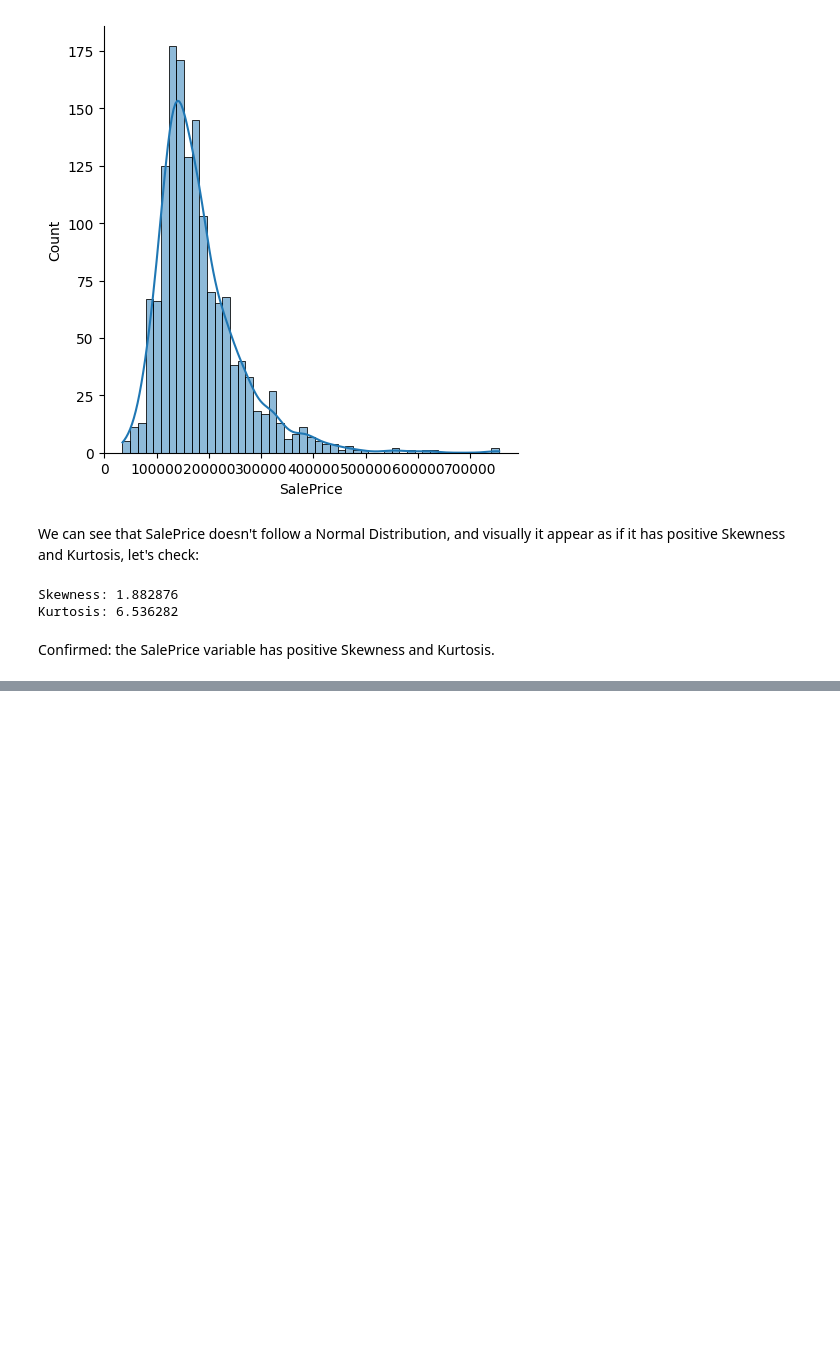
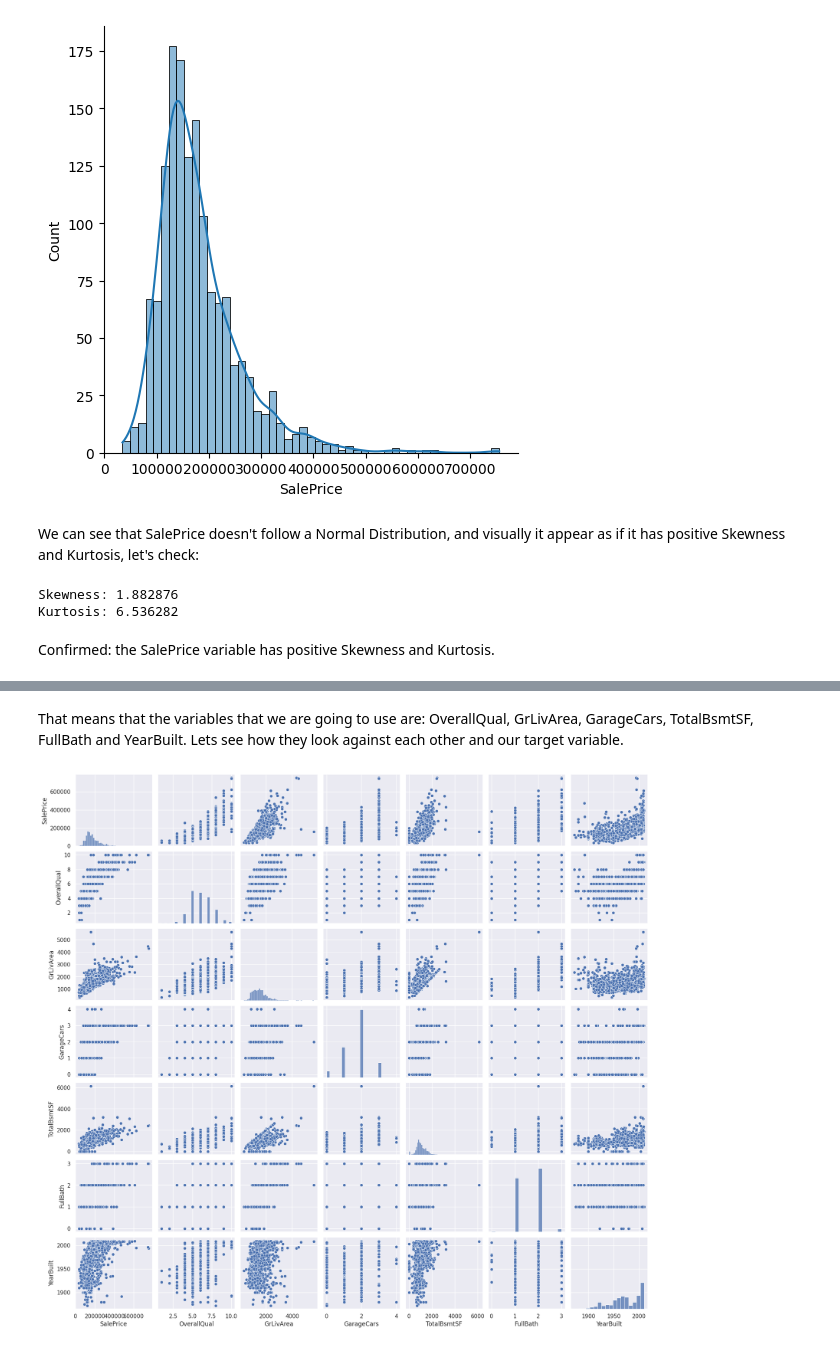
Before and after one commit to nicolaszuleta95/Data-Science-Portfolio, a Jupyter notebook: projects/HousingPrices/HousingPrices.ipynb, the cells around one changed output, grey strips where cells are left out. Cells and saved outputs as stored; diff of their text form; code cells hidden in the pictures; blank space fills up the shorter version.

```diff
--- a/projects/HousingPrices/HousingPrices.ipynb
+++ b/projects/HousingPrices/HousingPrices.ipynb
@@ -147,0 +180,11 @@ Confirmed: the SalePrice variable has positive Skewness and Kurtosis.
+# %% [markdown]
+That means that the variables that we are going to use are: OverallQual, GrLivArea, GarageCars, TotalBsmtSF, FullBath and YearBuilt. Lets see how they look against each other and our target variable.
+# %%
+#plot scatterplots
+sns.set()
+cols = ['SalePrice', 'OverallQual', 'GrLivArea', 'GarageCars', 'TotalBsmtSF', 'FullBath', 'YearBuilt']
+sns.pairplot(train_data[cols], height = 2.5)
+#change the position of the x legend to be on top of the plot
+plt.show();
+# %% [output]
+[figure, added]
```
Also changed, not shown: parts of 6 cells of this notebook.
